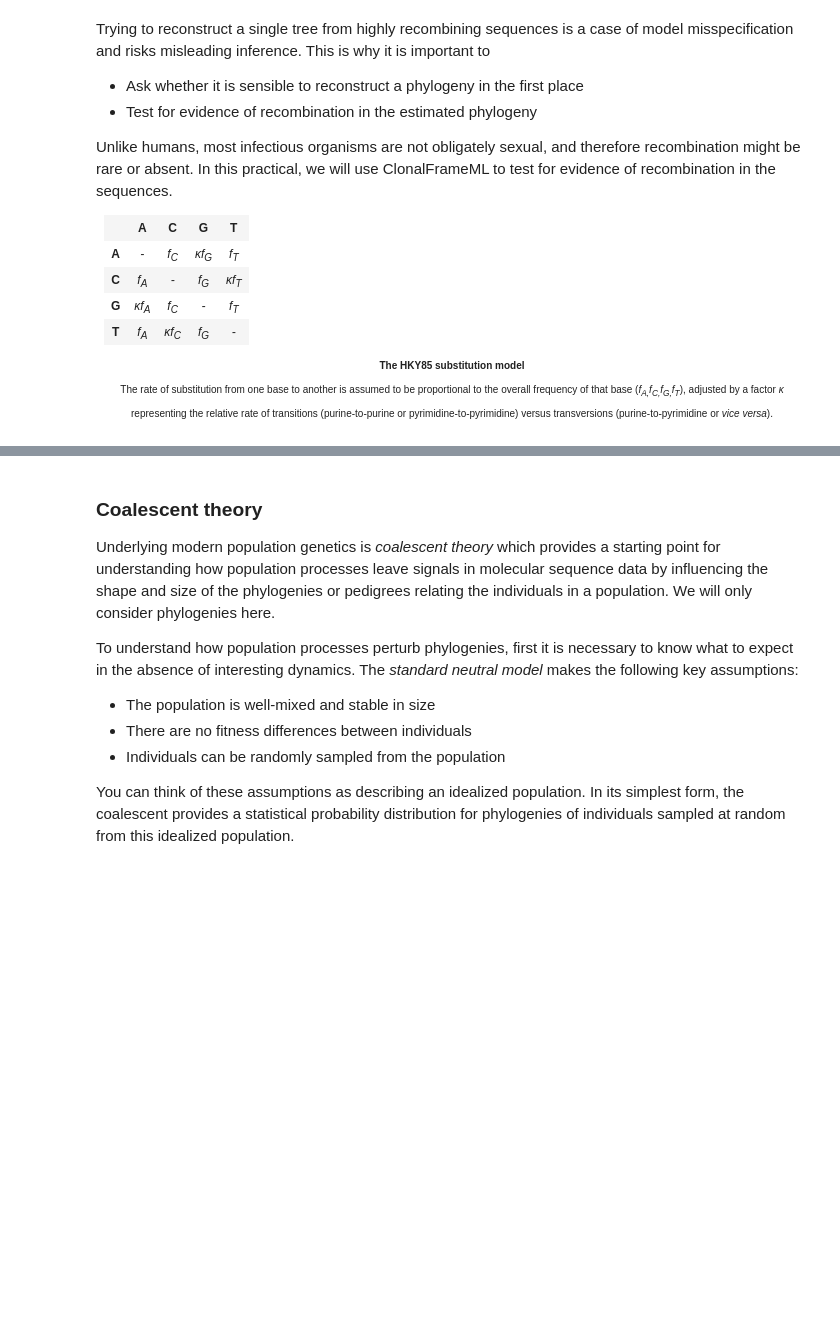
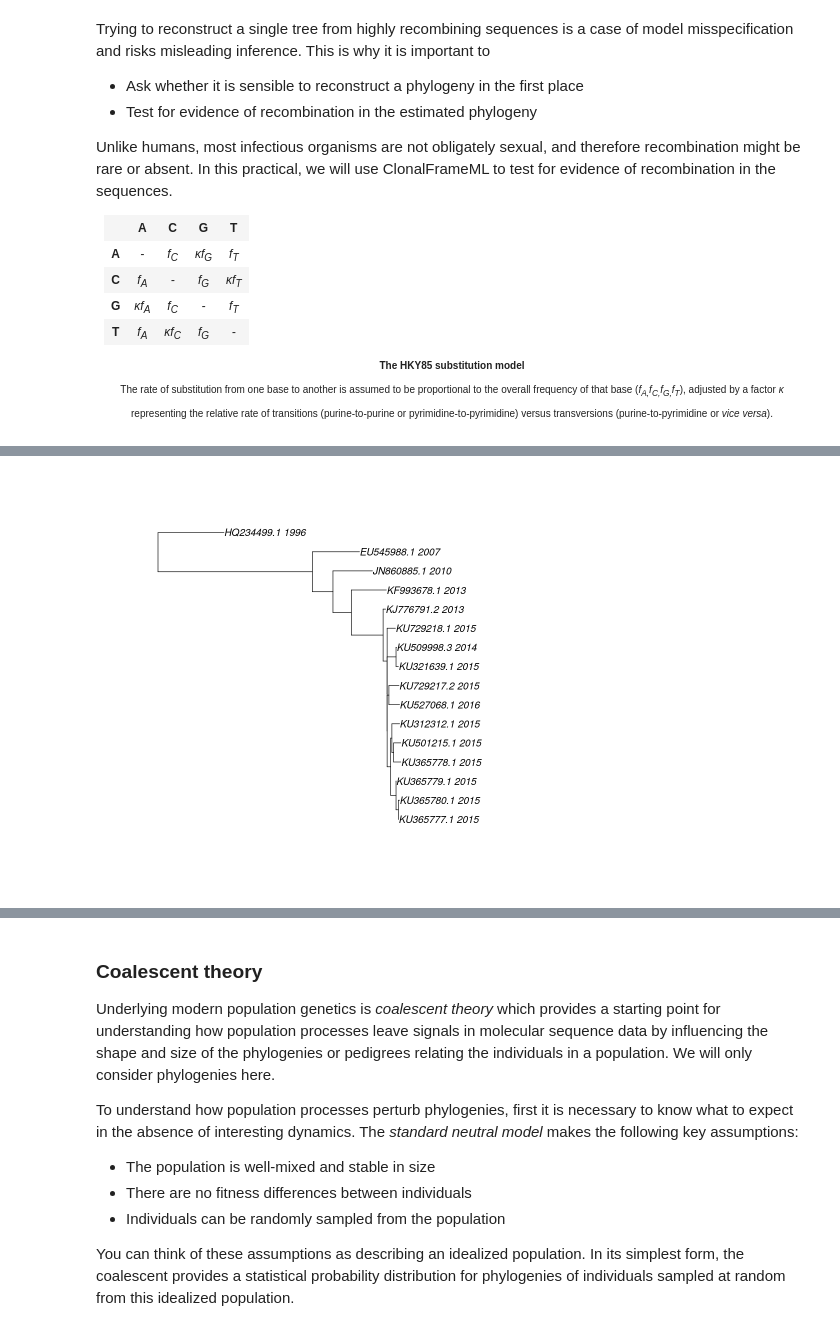
Before and after one commit to danny-wilson/teaching-phylogenetics, a Jupyter notebook: practical/practical.ipynb, the cells around one changed output, grey strips where cells are left out. Drawn from its saved outputs; the diff is of its cells as text; code cells hidden in the pictures; blank space fills up the shorter version.

```diff
--- a/practical/practical.ipynb
+++ b/practical/practical.ipynb
@@ -442,10 +460,12 @@ There appears to be strong geographic and temporal structuring among the Zika vi
 # %%
 subtree.MRCA = getMRCA(ml.tree,c("KU365777.1","HQ234499.1"))
 subtree = extract.clade(ml.tree,subtree.MRCA)
 #For the next analysis it is necessary to append the tip labels with their sampling dates
 subtree$tip.label = paste(subtree$tip.label,annot$Year[match(subtree$tip.label,annot$label)],sep="_")
-plot(subtree)
+par(bg="white"); plot(subtree)
 write.tree(subtree,"genomes.subtree.txt")
+# %% [output]
+[figure, added]
 # %% [markdown]
 Is there enough information to estimate the rate of evolution in the Zika virus genomes? For this analysis, it is essential there is no recombination affecting the ancestral history of the sample, which is a good reason to focus on the South American sequences alone.
 
```
Also changed, not shown: parts of 30 cells of this notebook.
